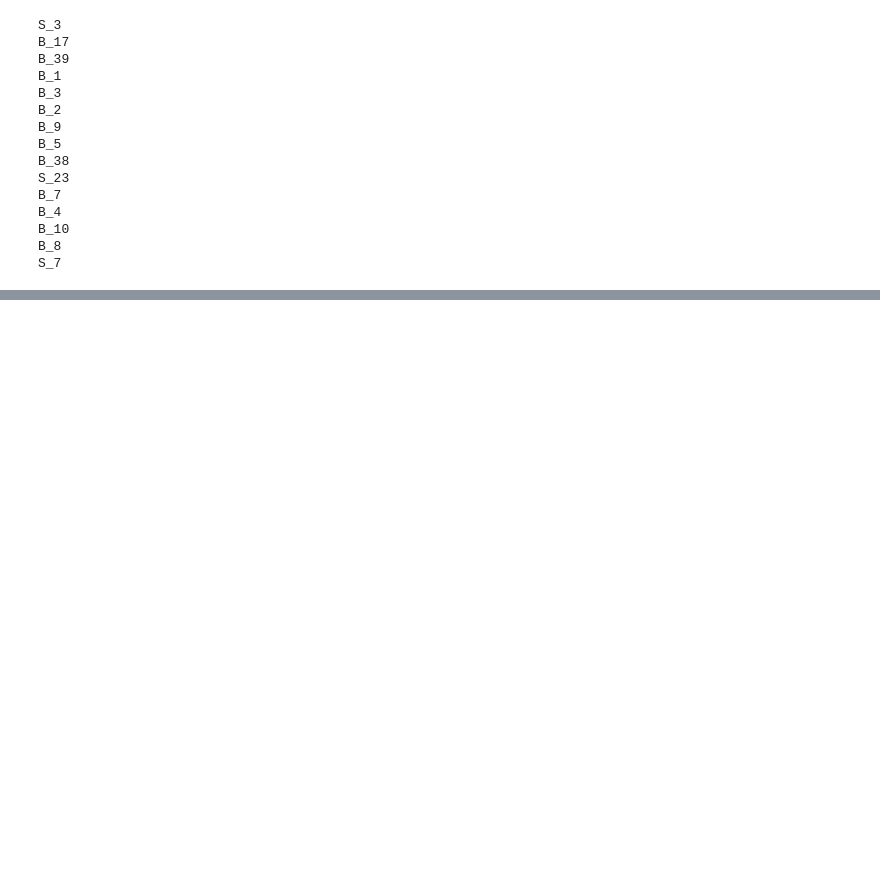
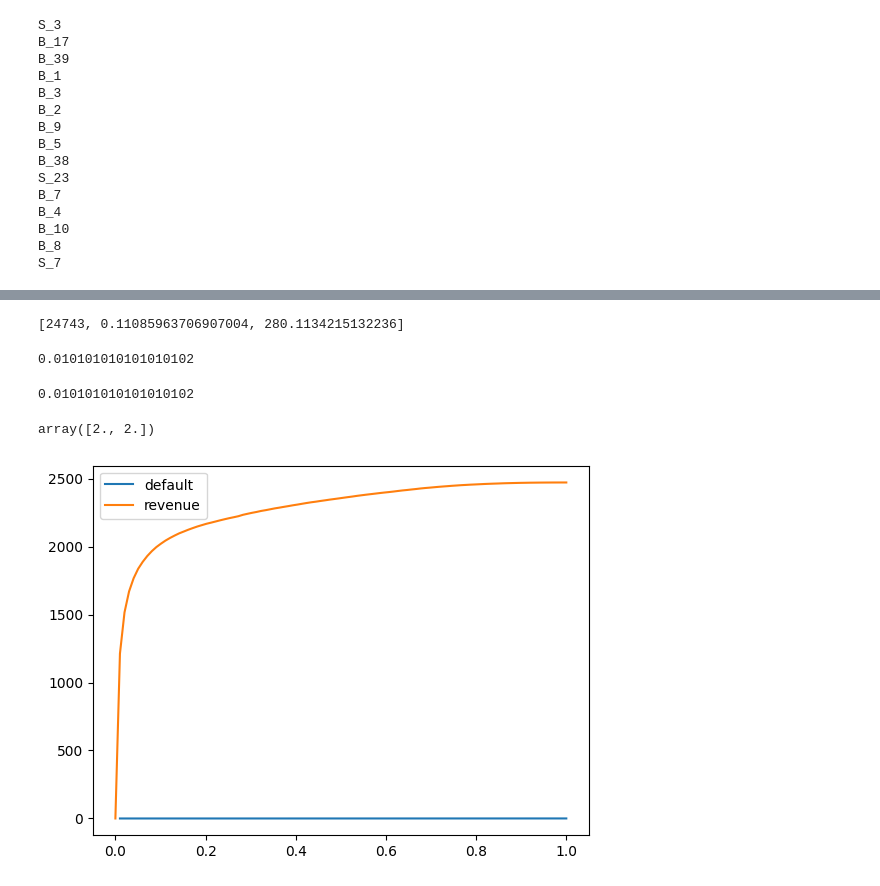
Before and after one commit to Shritej24c/Credit-Default-Pred, a Jupyter notebook: XGB.ipynb, the cells around one changed output, grey strips where cells are left out. Cells and saved outputs as stored; diff of their text form; code cells hidden in the pictures; blank space fills up the shorter version.

```diff
--- a/XGB.ipynb
+++ b/XGB.ipynb
@@ -1077,13 +1148,11 @@ xtest2.head()
 def strategy(x, actual, pred, threshold, balance = 'B_2', spend = 'S_3'):
   ydf = pd.DataFrame({'actual': actual, 'pred': pred})
   df = pd.concat([x, ydf], axis = 1)
-  default = df.loc[ydf['pred'] < threshold, 'actual'].mean()
+  total = df.loc[df['pred'] < threshold].shape[0]
+  default = df.loc[df['pred'] < threshold, 'actual'].mean()
 
   df['revenue'] = df.apply(lambda x: x[balance]*0.02 + x[spend]*.001 if x['actual'] != 1 else 0, axis = 1)
 
   revenue = df.loc[df['pred'] < threshold, 'revenue'].sum()
 
-  return "Default Rate {} & Revenue {}".format(default, revenue)
-
-
-strategy(xtest2, ytest2['target'], y_pred[:,0], 0.7, balance = 'B_2', spend = 'S_3')
+  return [total, default, revenue]
@@ -1091,0 +1167,4 @@ strategy(xtest2, ytest2['target'], y_pred[:,0], 0.7, balance = 'B_2', spend = 'S
+# %%
+strategy(xtest1, ytest1['target'], ytest1_pred[:,0], 0.55, balance = 'B_2', spend = 'S_3')
+# %% [output]
+[24743, 0.11085963706907004, 280.1134215132236]
@@ -1091,0 +1173,41 @@ strategy(xtest2, ytest2['target'], y_pred[:,0], 0.7, balance = 'B_2', spend = 'S
+# %%
+threshold[1]
+# %% [output]
+0.010101010101010102
+# %%
+threshold[1]
+# %% [output]
+0.010101010101010102
+# %%
+r = np.array([])
+r = np.append([r],[2])
+np.append([r],[2])
+# %% [output]
+array([2., 2.])
+# %%
+#
+
+import matplotlib.pyplot as plt
+
+threshold = np.linspace(0, 1, 100)
+default = np.array([])
+revenue = np.array([])
+
+for i in range(100) :
+    lis = strategy(xtrain, ytrain['target'], y_pred[:,0], threshold[i], balance = 'B_2', spend = 'S_3')
+    default = np.append(default, lis[0])
+    revenue = np.append(revenue, lis[1])
+
+fig, ax = plt.subplots()
+
+ax.plot(threshold, default, label = 'default')
+
+ax.plot(threshold, revenue, label = 'revenue')
+
+# Add a legend
+ax.legend()
+
+# Show the plot
+plt.show()
+# %% [output]
+[figure, added]
```
Also changed, not shown: parts of 88 cells of this notebook.
